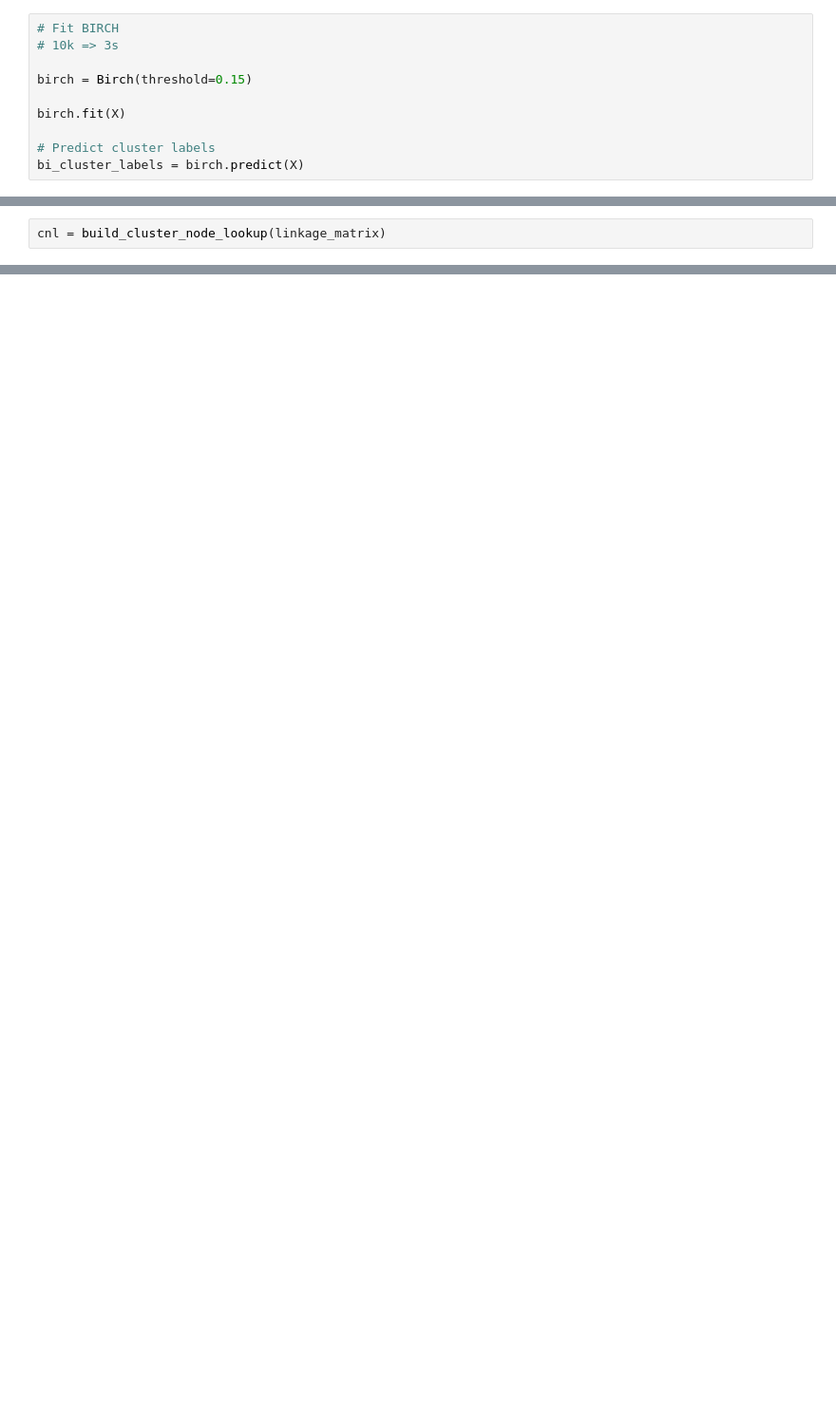
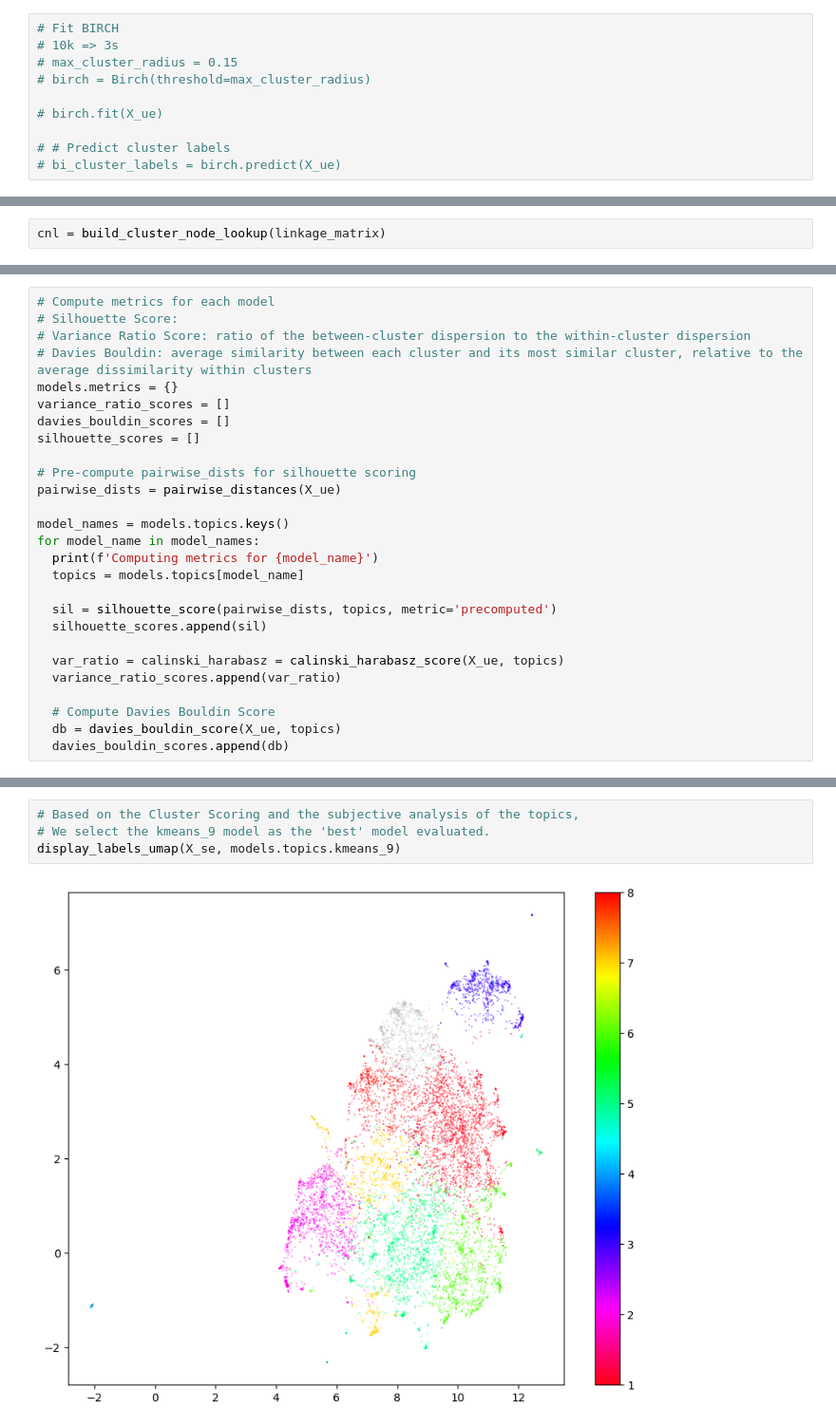
Before and after one commit to KaroAntonio/climate-social-analysis, a Jupyter notebook: notebooks/Climate_Conversation_Topic_Modelling_Model_Evaluation.ipynb, the cells around one changed output, grey strips where cells are left out. Shown at 95% size. Cells and saved outputs as stored; diff of their text form; blank space fills up the shorter version.

```diff
--- a/notebooks/Climate_Conversation_Topic_Modelling_Model_Evaluation.ipynb
+++ b/notebooks/Climate_Conversation_Topic_Modelling_Model_Evaluation.ipynb
@@ -377,10 +623,10 @@ hd_cluster_labels = hdbscan_model.labels_
 # %%
 # Fit BIRCH
 # 10k => 3s
+# max_cluster_radius = 0.15
+# birch = Birch(threshold=max_cluster_radius)
 
-birch = Birch(threshold=0.15)
+# birch.fit(X_ue)
 
-birch.fit(X)
-
-# Predict cluster labels
-bi_cluster_labels = birch.predict(X)
+# # Predict cluster labels
+# bi_cluster_labels = birch.predict(X_ue)
@@ -610,0 +862,27 @@ Top 20: climate:0.6964856230031949, change:0.694888178913738, global:0.370607028
+# %%
+# Compute metrics for each model
+# Silhouette Score:
+# Variance Ratio Score: ratio of the between-cluster dispersion to the within-cluster dispersion
+# Davies Bouldin: average similarity between each cluster and its most similar cluster, relative to the average dissimilarity within clusters
+models.metrics = {}
+variance_ratio_scores = []
+davies_bouldin_scores = []
+silhouette_scores = []
+
+# Pre-compute pairwise_dists for silhouette scoring
+pairwise_dists = pairwise_distances(X_ue)
+
+model_names = models.topics.keys()
+for model_name in model_names:
+  print(f'Computing metrics for {model_name}')
+  topics = models.topics[model_name]
+
+  sil = silhouette_score(pairwise_dists, topics, metric='precomputed')
+  silhouette_scores.append(sil)
+
+  var_ratio = calinski_harabasz = calinski_harabasz_score(X_ue, topics)
+  variance_ratio_scores.append(var_ratio)
+
+  # Compute Davies Bouldin Score
+  db = davies_bouldin_score(X_ue, topics)
+  davies_bouldin_scores.append(db)
@@ -610,0 +1022,6 @@ Top 20: climate:0.6964856230031949, change:0.694888178913738, global:0.370607028
+# %%
+# Based on the Cluster Scoring and the subjective analysis of the topics,
+# We select the kmeans_9 model as the 'best' model evaluated.
+display_labels_umap(X_se, models.topics.kmeans_9)
+# %% [output]
+[figure, added]
```
Also changed, not shown: parts of 66 cells of this notebook.
